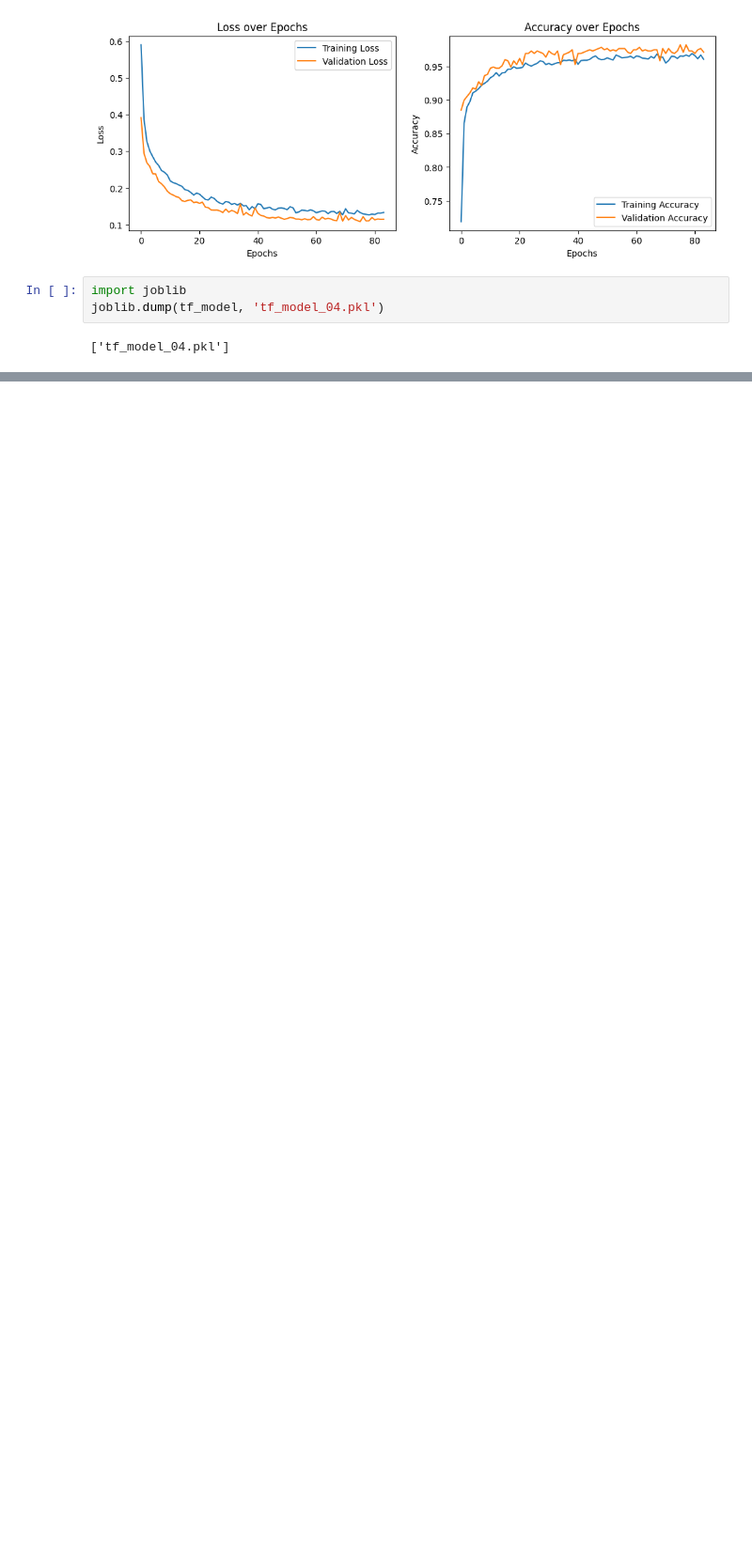
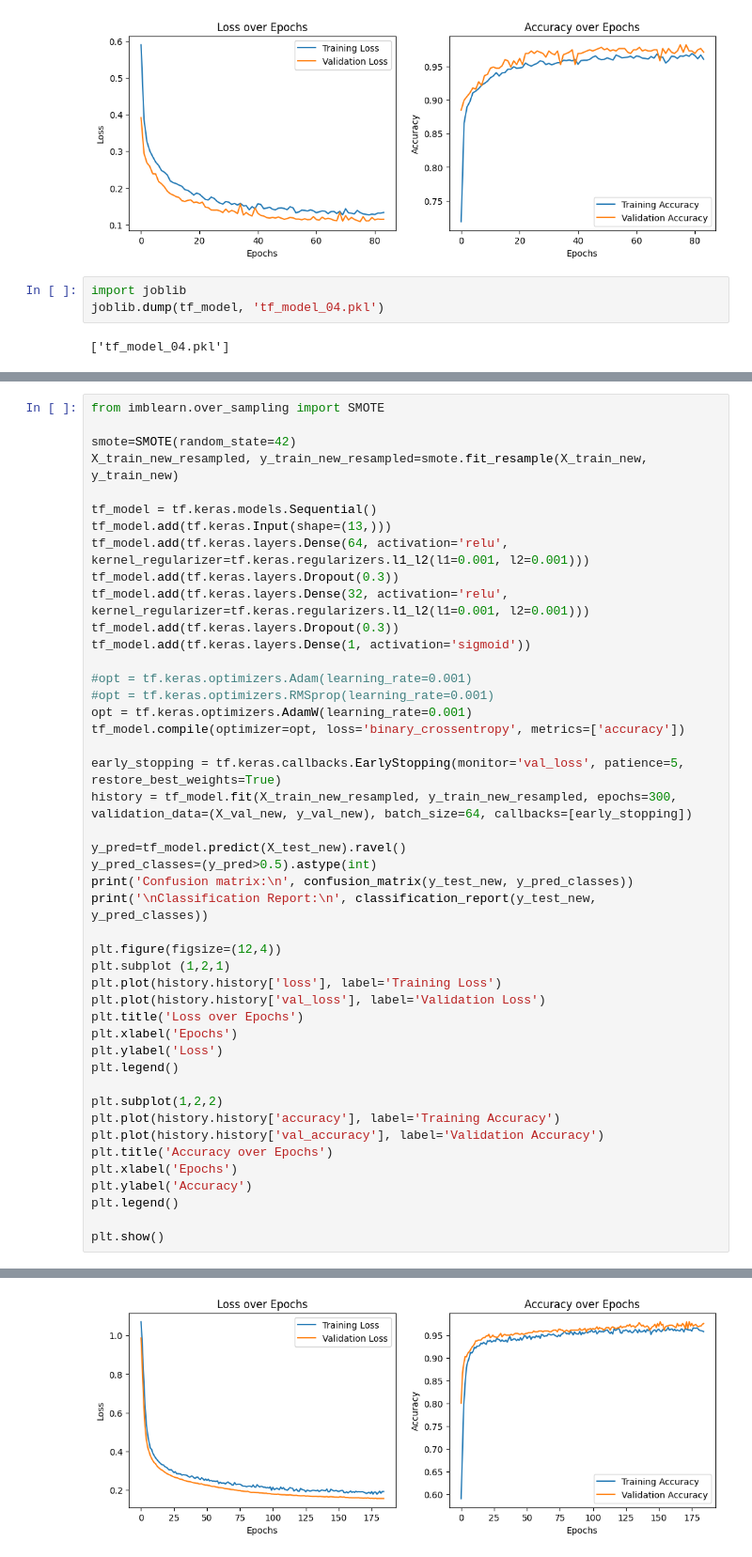
Before and after one commit to mariebayard/loan_approval_prediction_dataset, a Jupyter notebook: loan_tf.ipynb, the cells around one changed output, grey strips where cells are left out. Shown: that part at 94% size. Cells and saved outputs as stored; diff of their text form; blank space fills up the shorter version.

Commit message:
Added model 4 with SMOTE
A new model 4 with SMOTE to balance the dataset.

```diff
--- a/loan_tf.ipynb
+++ b/loan_tf.ipynb
@@ -498,0 +501,46 @@ joblib.dump(tf_model, 'tf_model_04.pkl')
+# %%
+from imblearn.over_sampling import SMOTE
+
+smote=SMOTE(random_state=42)
+X_train_new_resampled, y_train_new_resampled=smote.fit_resample(X_train_new, y_train_new)
+
+tf_model = tf.keras.models.Sequential()
+tf_model.add(tf.keras.Input(shape=(13,)))
+tf_model.add(tf.keras.layers.Dense(64, activation='relu', kernel_regularizer=tf.keras.regularizers.l1_l2(l1=0.001, l2=0.001)))
+tf_model.add(tf.keras.layers.Dropout(0.3))
+tf_model.add(tf.keras.layers.Dense(32, activation='relu', kernel_regularizer=tf.keras.regularizers.l1_l2(l1=0.001, l2=0.001)))
+tf_model.add(tf.keras.layers.Dropout(0.3))
+tf_model.add(tf.keras.layers.Dense(1, activation='sigmoid'))
+
+#opt = tf.keras.optimizers.Adam(learning_rate=0.001)
+#opt = tf.keras.optimizers.RMSprop(learning_rate=0.001)
+opt = tf.keras.optimizers.AdamW(learning_rate=0.001)
+tf_model.compile(optimizer=opt, loss='binary_crossentropy', metrics=['accuracy'])
+
+early_stopping = tf.keras.callbacks.EarlyStopping(monitor='val_loss', patience=5, restore_best_weights=True)
+history = tf_model.fit(X_train_new_resampled, y_train_new_resampled, epochs=300, validation_data=(X_val_new, y_val_new), batch_size=64, callbacks=[early_stopping])
+
+y_pred=tf_model.predict(X_test_new).ravel()
+y_pred_classes=(y_pred>0.5).astype(int)
+print('Confusion matrix:\n', confusion_matrix(y_test_new, y_pred_classes))
+print('\nClassification Report:\n', classification_report(y_test_new, y_pred_classes))
+
+plt.figure(figsize=(12,4))
+plt.subplot (1,2,1)
+plt.plot(history.history['loss'], label='Training Loss')
+plt.plot(history.history['val_loss'], label='Validation Loss')
+plt.title('Loss over Epochs')
+plt.xlabel('Epochs')
+plt.ylabel('Loss')
+plt.legend()
+
+plt.subplot(1,2,2)
+plt.plot(history.history['accuracy'], label='Training Accuracy')
+plt.plot(history.history['val_accuracy'], label='Validation Accuracy')
+plt.title('Accuracy over Epochs')
+plt.xlabel('Epochs')
+plt.ylabel('Accuracy')
+plt.legend()
+
+plt.show()
+# %% [output]
@@ -498,0 +564 @@ joblib.dump(tf_model, 'tf_model_04.pkl')
+[figure, added]
```
Also changed, not shown: parts of 3 cells of this notebook, 1 other file.
